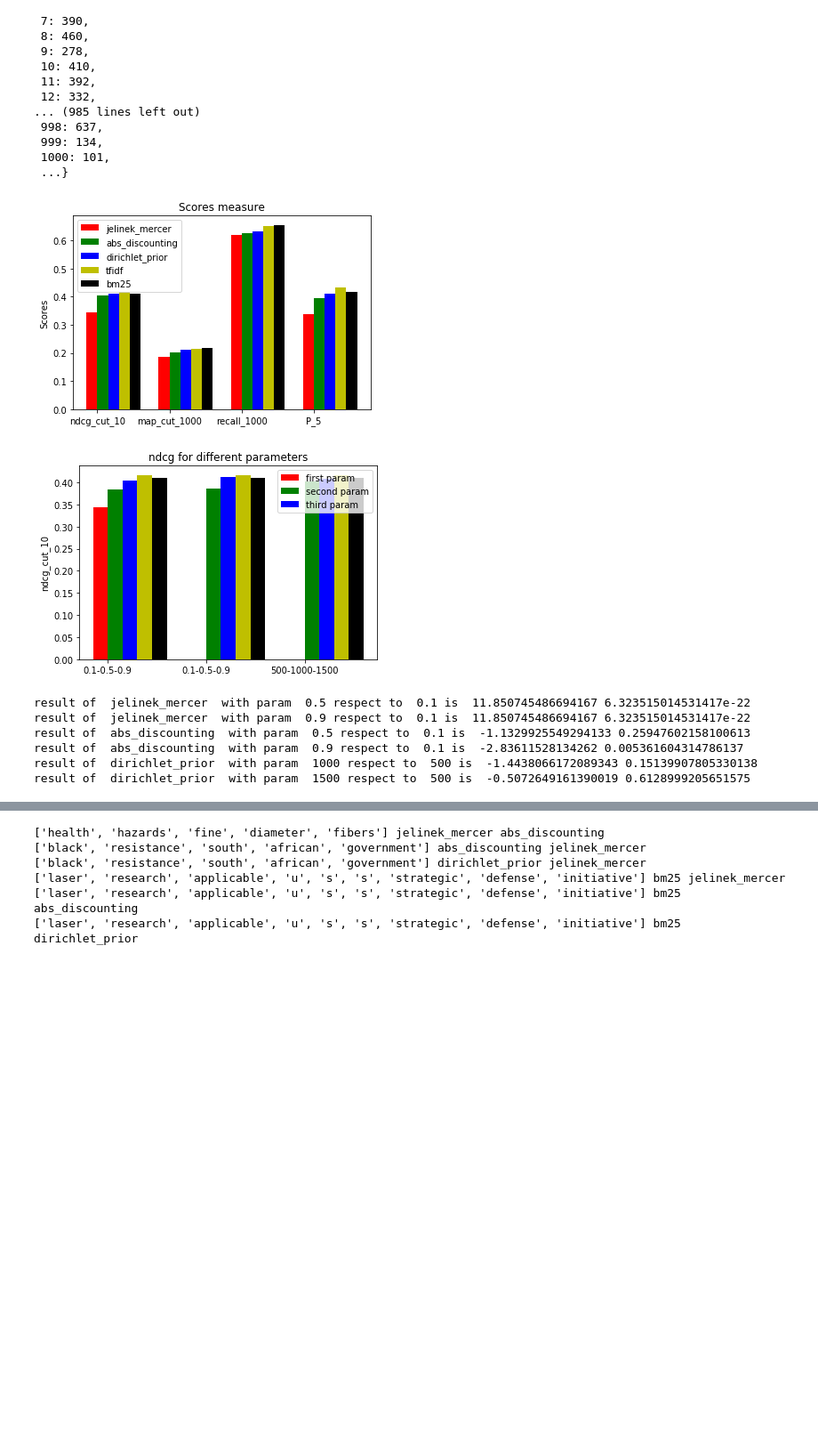
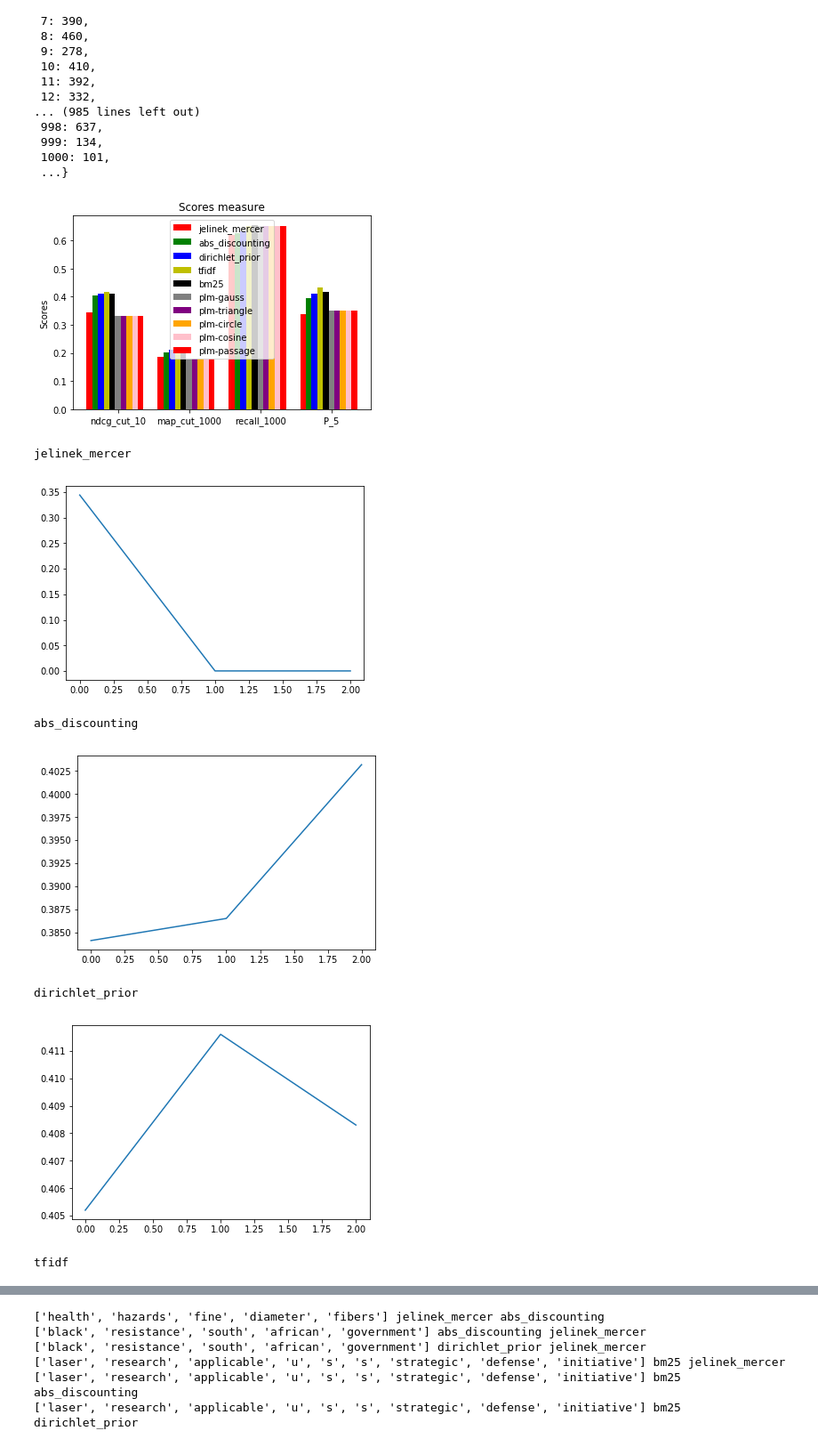
Before and after one commit to askliar/information-retrieval, a Jupyter notebook: homework-2/assignment.ipynb, the cells around one changed output, grey strips where cells are left out. Shown at 89% size. Cells and saved outputs as stored; diff of their text form; code cells hidden in the pictures; blank space fills up the shorter version.

```diff
--- a/homework-2/assignment.ipynb
+++ b/homework-2/assignment.ipynb
@@ -574,7 +574,7 @@ def get_first_1000(measure):
         top_values[query_id].append(tfidf)
 #         print(ext_id, ext2int[ext_id])
     f.close()
-    return top, top_1000_values
+    return top, top_values
 top_1000, _ = get_first_1000('tfidf')
 # [len(top_1000[s]) for s in top_1000]
 # print(len(top_1000))
@@ -967,7 +967,7 @@ def validation_best(score_name, param_list, measures):
 #         print(res)
         vals.append(res['ndcg_cut_10']['all'])
     best = np.argmax(vals)
-    return vals[best], param_list[best], result_dicts[best], result_dicts
+    return best, vals[best], param_list[best], result_dicts[best], result_dicts
 
 def trec_eval(score_name, measures, validation=True):
     validation_str = 'validation' if validation else 'test'
@@ -986,9 +986,9 @@ def trec_eval(score_name, measures, validation=True):
 kernel_names = ['gauss', 'triangle', 'circle', 'cosine', 'passage']
 measures = ['ndcg_cut_10', 'map_cut_1000', 'recall_1000', 'P_5']
 scores = ['jelinek_mercer','abs_discounting', 'dirichlet_prior', 'tfidf', 'bm25']
-# plm_names = ['plm-' + kernel_name for kernel_name in kernel_names]
+plm_names = ['plm-' + kernel_name for kernel_name in kernel_names]
 
-# scores = scores + plm_names
+scores = scores + plm_names
 params = {'jelinek_mercer': [0.1, 0.5, 0.9],
          'abs_discounting': [0.1, 0.5, 0.9],
          'dirichlet_prior': [500, 1000, 1500],
@@ -996,68 +996,52 @@ params = {'jelinek_mercer': [0.1, 0.5, 0.9],
 for i, name in enumerate(plm_names):
     params[name] = [0.1, 0.5, 0.9]
 
 ind = np.arange(len(measures))
-width = 0.15
+width = 0.08
 colors = ['r', 'g', 'b', 'y', 'k', 'grey', 'purple', 'orange', 'pink']
 colors = colors + colors + colors + colors
 fig, ax = plt.subplots()
 rs = []
 #evaluation measures on with optimized hyper parameters
 bests = dict()
 for i, score in enumerate(scores):
     best, best_val, best_param, best_result, results = validation_best(score, params[score], measures)
     bests[score] = best_param
     means = [best_result[measure]['all'] for measure in measures]
     rs.append(ax.bar(ind + width*i, means, width, color=colors[i]))
+# print(bests)
 ax.legend(rs, scores)
 ax.set_ylabel('Scores')
 ax.set_title('Scores measure')
-ax.set_xticks(ind + width / 2)
+ax.set_xticks(ind + width*10 / 2)
 ax.set_xticklabels(measures)
 plt.show()
 
 
 ind = np.arange(3)
-width = 0.15
+width = 0.08
 fig, ax = plt.subplots()
 rs = []
 result_dicts = defaultdict(dict)
 for i, score in enumerate(scores):
-    if score in params:
-        for p in params[score]:
-            result_dicts[score][p] = trec_eval(score + ('_' + str(p) if p != None else ''), measures, validation=False)
-    else:
-        print('we')
-        results_dicts[score][None] = trec_eval(score, measures, validation=False)
+#     if score in params:
+    for p in params[score]:
+        result_dicts[score][p] = trec_eval(score + ('_' + str(p) if p != None else ''), measures, validation=False)
+#     else:
+#         print('we')
+#         results_dicts[score][None] = trec_eval(score, measures, validation=False)
 #     print(result_dicts[score])
     means = [result_dicts[score][p]['ndcg_cut_10']['all'] for p in result_dicts[score]]
-#     print(means)
-    rs.append(ax.bar(ind + width*i, means, width, color=colors[i]))
-#     plt.bar([i for i, p in enumerate(result_dicts[i]['ndcg_cut_10'])], [result_dicts[i]['ndcg_cut_10'][j] for j in result_dicts[i]['ndcg_cut_10']])
-ax.legend(rs, ['first param', 'second param', 'third param'])
-ax.set_ylabel('ndcg_cut_10')
-ax.set_title('ndcg for different parameters')
-ax.set_xticks(ind + width / 2)
-ax.set_xticklabels(['-'.join([str(a) for a in params[i]]) for i in params])
-plt.show()
-# to extend, maybe between all pairs?
-for score in scores:
-    flag = True
-    for param in params[score]:
-        if flag:
-            first = param
-            flag = False
-            continue
-        a, p = scipy.stats.ttest_rel(list(result_dicts[score][first]['ndcg_cut_10'].values()),
-                                     list(result_dicts[score][param]['ndcg_cut_10'].values()))
-        # here we should compare to our p value to decide the significance
-        print('result of ', score, ' with param ', param, 'respect to ', first, 'is ', a, p)
+    print(score)
+    markers_on = [i for i, _ in enumerate(params[score])]
+    plt.plot(means, markevery=markers_on)
+    plt.show()
 # %% [output]
-[figure, old version]
+[figure, new version]
+jelinek_mercer
-[figure, old version]
+[figure, new version]
-result of  jelinek_mercer  with param  0.5 respect to  0.1 is  11.850745486694167 6.323515014531417e-22
-result of  jelinek_mercer  with param  0.9 respect to  0.1 is  11.850745486694167 6.323515014531417e-22
-result of  abs_discounting  with param  0.5 respect to  0.1 is  -1.1329925549294133 0.25947602158100613
-result of  abs_discounting  with param  0.9 respect to  0.1 is  -2.83611528134262 0.005361604314786137
-result of  dirichlet_prior  with param  1000 respect to  500 is  -1.4438066172089343 0.15139907805330138
-result of  dirichlet_prior  with param  1500 respect to  500 is  -0.5072649161390019 0.6128999205651575
+abs_discounting
+[figure, added]
+dirichlet_prior
+[figure, added]
+tfidf
```
Also changed, not shown: parts of 15 cells of this notebook, 23 other files.
